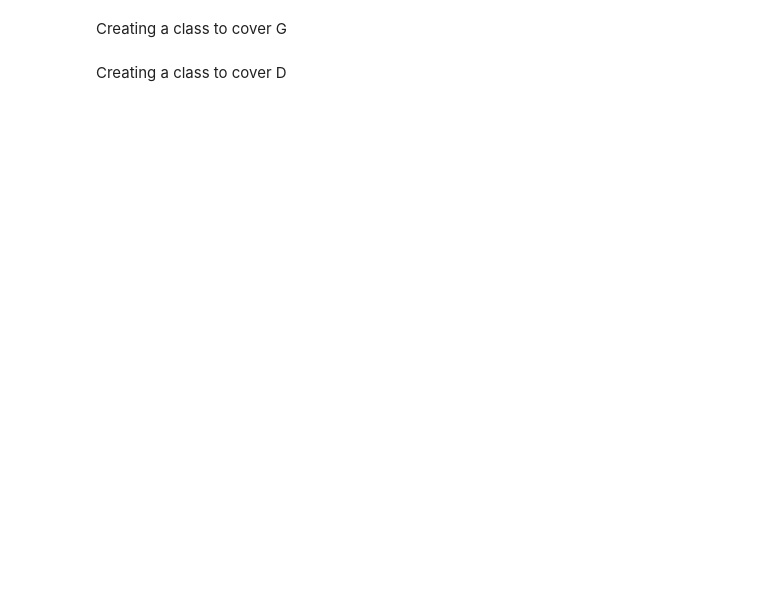
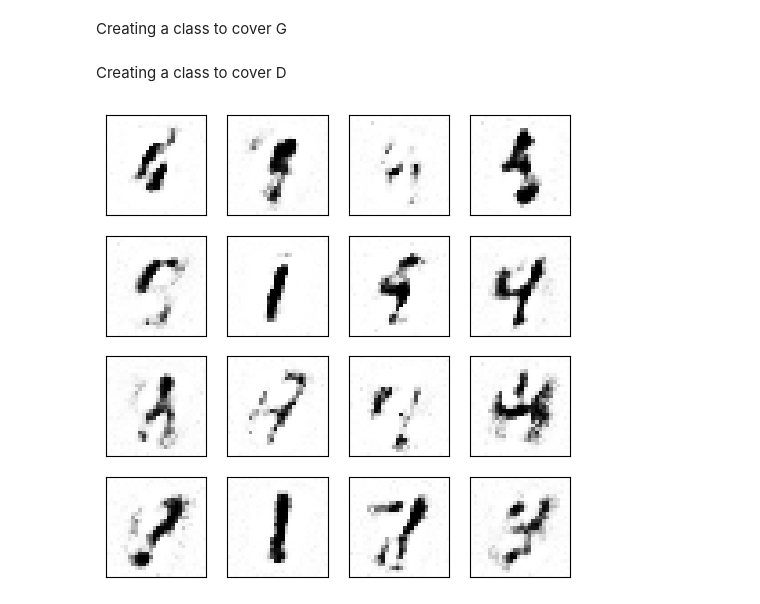
Before and after one commit to aryangarg794/reproduction_gan, a Jupyter notebook: GANRecreation.ipynb, the cells around one changed output. Cells and saved outputs as stored; diff of their text form; code cells hidden in the pictures; blank space fills up the shorter version.

```diff
--- a/GANRecreation.ipynb
+++ b/GANRecreation.ipynb
@@ -11,7 +19,5 @@ import matplotlib.pyplot as plt
 print(f"Is CUDA supported by this system? {torch.cuda.is_available()}")
 # %% [output]
 Is CUDA supported by this system? True
-# %%
-device = torch.device('cuda' if torch.cuda.is_available() else 'cpu')
 # %% [markdown]
 Loading the data
@@ -81,0 +98,76 @@ class Discriminator(nn.Module):
+# %%
+def generate_noise(n_samples):
+    return torch.randn(n_samples, output_size).to(device)
+# %%
+discriminator = Discriminator(image_size, hidden_layers_d, 1).to(device)
+generator = Generator(image_size, hidden_layers_g, output_size).to(device)
+# %%
+loss = nn.BCELoss()
+optimizer_d = torch.optim.SGD(discriminator.parameters(), lr=lr)
+optimizer_g = torch.optim.SGD(generator.parameters(), lr=lr)
+# %%
+size_figure_grid = int(np.sqrt(16))
+fig, ax = plt.subplots(size_figure_grid, size_figure_grid, figsize=(6, 6))
+for i, j in itertools.product(range(size_figure_grid), range(size_figure_grid)):
+    ax[i, j].get_xaxis().set_visible(False)
+    ax[i, j].get_yaxis().set_visible(False)
+
+epoch_losses_d, epoch_losses_g = [], []
+
+noise = generate_noise(16)
+
+for epoch in range(epochs):
+    if epoch % 10 == 0:
+        print(f'Epoch: {epoch}')
+
+    optimizer_d.zero_grad()
+    optimizer_g.zero_grad()
+
+    losses_d, losses_g = [], []
+    for i, (images, _) in enumerate(train_loader):
+        images = images.view(batch_size, -1).to(device)
+        real_labels = torch.ones(batch_size, 1).to(device)
+        fake_labels = torch.zeros(batch_size, 1).to(device)
+
+        outputs = discriminator(images)
+        d_loss_real = loss(outputs, real_labels)
+
+        z = torch.randn(batch_size, output_size).to(device)
+        fake_images = generator(z)
+        ouputs = discriminator(fake_images)
+        d_loss_fake = loss(ouputs, fake_labels)
+
+        d_loss = d_loss_fake + d_loss_real
+        optimizer_d.zero_grad()
+        optimizer_g.zero_grad()
+        d_loss.backward()
+        optimizer_d.step()
+        losses_d.append(d_loss.item())
+
+        z = torch.randn(batch_size, output_size).to(device)
+        fake_images = generator(z)
+        outputs = discriminator(fake_images)
+
+        g_loss = loss(outputs, real_labels)
+
+        optimizer_d.zero_grad()
+        optimizer_g.zero_grad()
+
+        g_loss.backward()
+        optimizer_g.step()
+        losses_g.append(g_loss.item())
+
+        if (i + 1) % 100 == 0:
+
+            test_images = generator(noise)
+            for k in range(16):
+                i = k // 4
+                j = k % 4
+                ax[i, j].cla()
+                ax[i, j].imshow(test_images[k, :].data.cpu().numpy().reshape(28, 28), cmap='Greys')
+            display.clear_output(wait=True)
+
+    epoch_losses_d.append(np.mean(losses_d))
+    epoch_losses_g.append(np.mean(losses_g))
+# %% [output]
+[figure, added]
```
Also changed, not shown: parts of 9 cells of this notebook, 1 other file.
